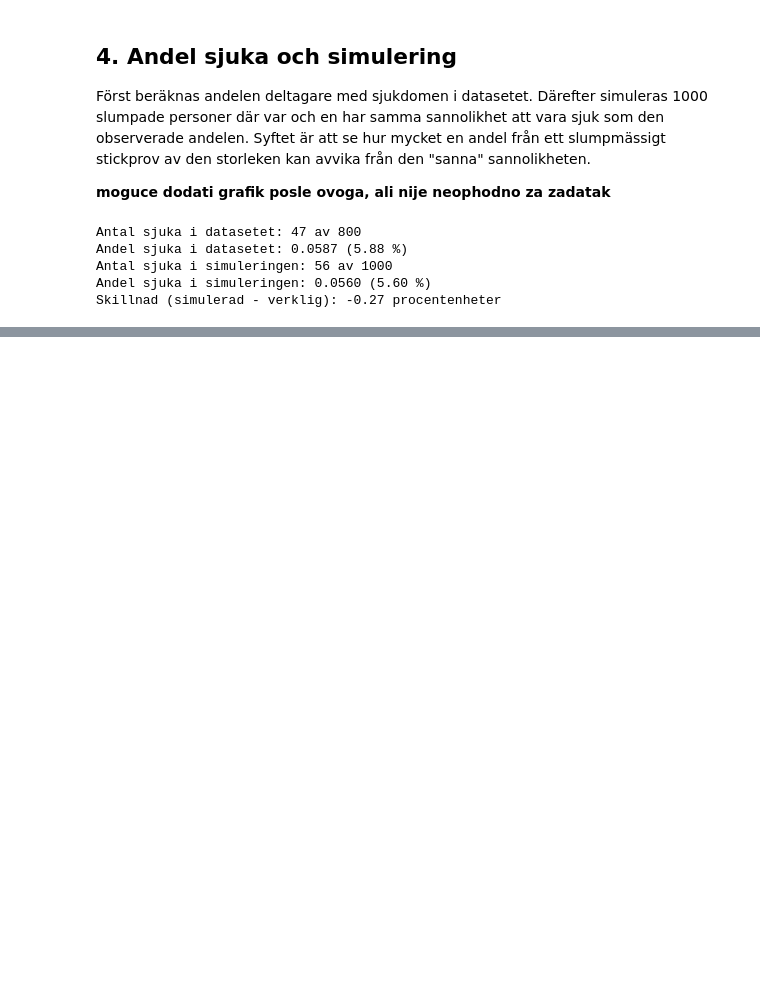
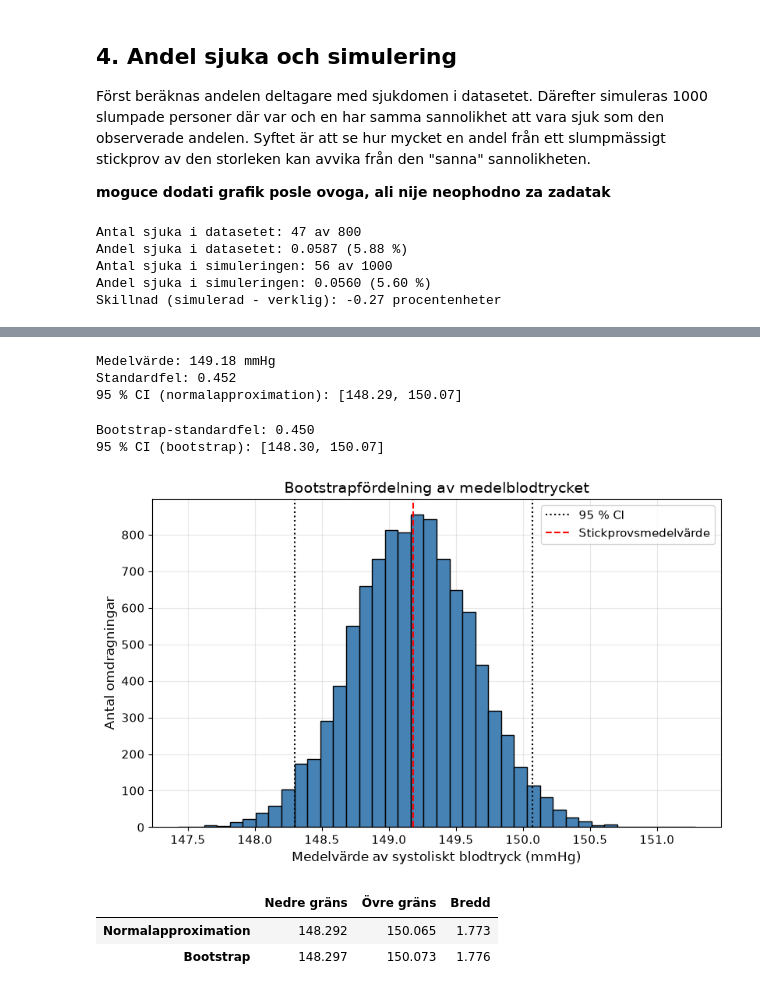
Before and after one commit to natasa-s/halsostudie, a Jupyter notebook: report.ipynb, the cells around one changed output, grey strips where cells are left out. Saved outputs shown, nothing was run; the diff lists cells and outputs as text; code cells hidden in the pictures; blank space fills up the shorter version.

```diff
--- a/report.ipynb
+++ b/report.ipynb
@@ -268,0 +279,68 @@ Skillnad (simulerad - verklig): -0.27 procentenheter
+# %%
+# Normalapproximation
+
+bp = df["systolic_bp"].to_numpy()
+n = len(bp)
+
+bp_mean = bp.mean()
+bp_std = bp.std(ddof=1)
+standard_error = bp_std / np.sqrt(n)
+
+z_critical = 1.96
+ci_normal = (bp_mean - z_critical * standard_error,
+             bp_mean + z_critical * standard_error)
+
+print(f"Medelvärde: {bp_mean:.2f} mmHg")
+print(f"Standardfel: {standard_error:.3f}")
+print(f"95 % CI (normalapproximation): [{ci_normal[0]:.2f}, {ci_normal[1]:.2f}]")
+# %% [output]
+Medelvärde: 149.18 mmHg
+Standardfel: 0.452
+95 % CI (normalapproximation): [148.29, 150.07]
+# %%
+# Bootstrap
+
+np.random.seed(42)
+n_bootstrap = 10000
+
+bootstrap_means = np.empty(n_bootstrap)
+for i in range(n_bootstrap):
+    resample = np.random.choice(bp, size=n, replace=True)
+    bootstrap_means[i] = resample.mean()
+
+ci_bootstrap = tuple(np.percentile(bootstrap_means, [2.5, 97.5]))
+
+print(f"Bootstrap-standardfel: {bootstrap_means.std(ddof=1):.3f}")
+print(f"95 % CI (bootstrap): [{ci_bootstrap[0]:.2f}, {ci_bootstrap[1]:.2f}]")
+# %% [output]
+Bootstrap-standardfel: 0.450
+95 % CI (bootstrap): [148.30, 150.07]
+# %%
+fig, ax = plt.subplots()
+ax.hist(bootstrap_means, bins=40, edgecolor="black")
+ax.axvline(ci_bootstrap[0], color="black", linestyle=":", label="95 % CI")
+ax.axvline(ci_bootstrap[1], color="black", linestyle=":")
+ax.axvline(bp_mean, color="red", linestyle="--", label="Stickprovsmedelvärde")
+
+ax.set_title("Bootstrapfördelning av medelblodtrycket")
+ax.set_xlabel("Medelvärde av systoliskt blodtryck (mmHg)")
+ax.set_ylabel("Antal omdragningar")
+ax.legend()
+plt.show()
+# %% [output]
+[figure, added]
+# %%
+comparison = pd.DataFrame(
+    {
+        "Nedre gräns": [ci_normal[0], ci_bootstrap[0]],
+        "Övre gräns": [ci_normal[1], ci_bootstrap[1]],
+    },
+    index=["Normalapproximation", "Bootstrap"],
+)
+comparison["Bredd"] = comparison["Övre gräns"] - comparison["Nedre gräns"]
+
+display(comparison.round(3))
+# %% [output]
+|  | Nedre gräns | Övre gräns | Bredd |
+| Normalapproximation | 148.292 | 150.065 | 1.773 |
+| Bootstrap | 148.297 | 150.073 | 1.776 |
```
Also changed, not shown: parts of 5 cells of this notebook.
